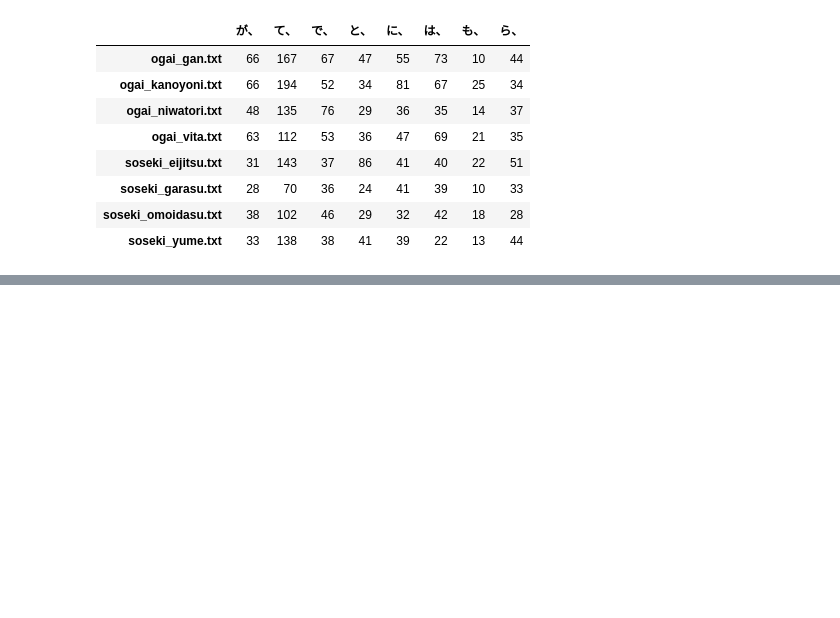
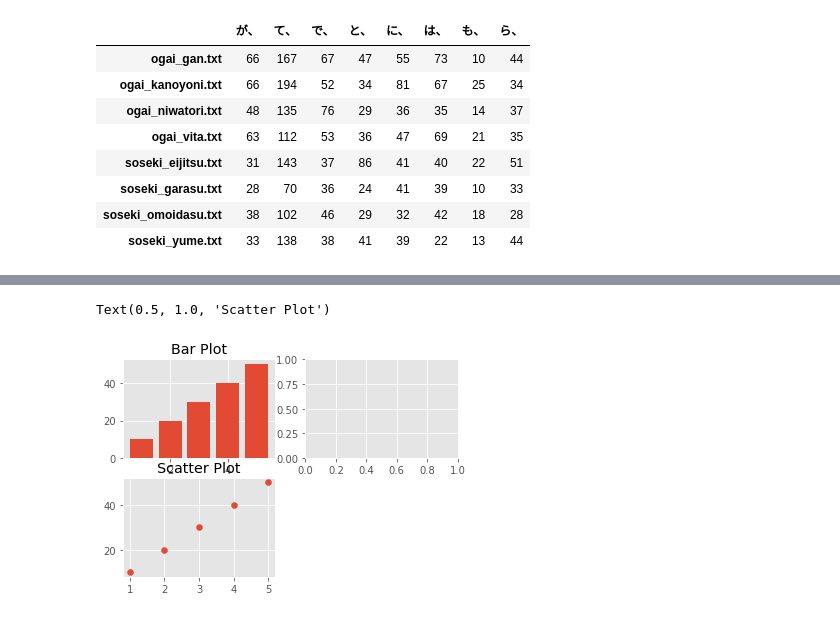
Before and after one commit to KatsuhideAsanuma/python_de_textmining, a Jupyter notebook: test_1.ipynb, the cells around one changed output, grey strips where cells are left out. Cells and saved outputs as stored; diff of their text form; code cells hidden in the pictures; blank space fills up the shorter version.

```diff
--- a/test_1.ipynb
+++ b/test_1.ipynb
@@ -78,0 +109,12 @@ bigrams_df
+# %%
+fig=plt.figure()
+ax1=fig.add_subplot(2,2,1)
+ax2=fig.add_subplot(2,2,2)
+ax3=fig.add_subplot(2,2,3)
+ax1.bar(x,y)
+ax1.set_title('Bar Plot')
+ax3.scatter(x,y)
+ax3.set_title('Scatter Plot')
+# %% [output]
+Text(0.5, 1.0, 'Scatter Plot')
+[figure, added]
```
Also changed, not shown: parts of 5 cells of this notebook.
